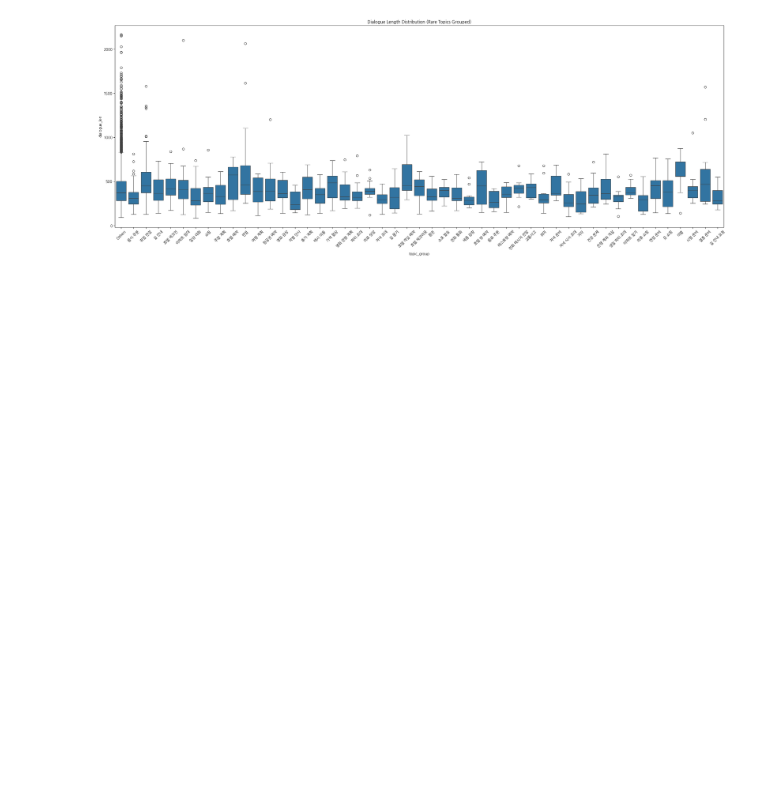
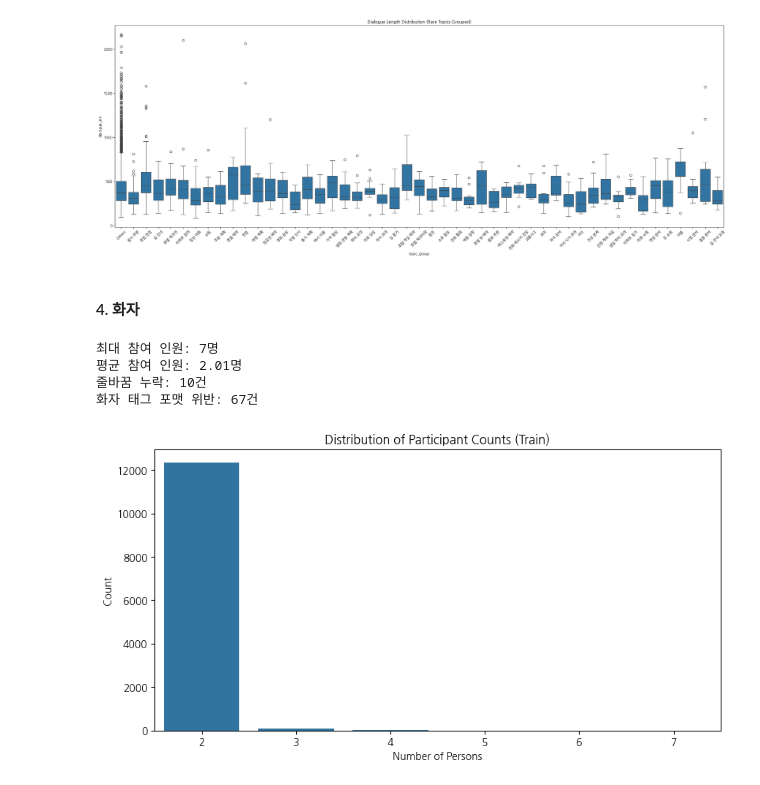
Before and after one commit to karmakaryx/nlp-dialogue-summarization, a Jupyter notebook: code/eda.ipynb, the cells around one changed output. Cells and saved outputs as stored; diff of their text form; code cells hidden in the pictures; blank space fills up the shorter version.

```diff
--- a/code/eda.ipynb
+++ b/code/eda.ipynb
@@ -249,3 +248,45 @@ def wordcloud_by_topic(df, topic_name):
 top_topics = train_df['topic'].value_counts().head(5).index
 for t in top_topics:
     wordcloud_by_topic(train_df, t)
+# %% [markdown]
+#### 4. 화자
+# %%
+def check_dialogue(df, stage='Train'):
+    # 각 대화당 등장하는 인원수 추출
+    def count_participants(text):
+        participants = re.findall(r'#Person(\d+)#:', text)
+        return len(set(participants))
+
+    df['person_count'] = df['dialogue'].apply(count_participants)
+
+    # 줄바꿈(\n) 규칙 준수 여부 확인
+    df['has_newline'] = df['dialogue'].str.contains('\n')
+    newline_violation = df[df['has_newline'] == False]
+
+    # 화자 태그 포맷 위반 확인
+    def check_format_violation(text):
+        # 콜론이 빠진 패턴 (#Person1# ) 등 검사
+        bad_patterns = re.findall(r'#Person\d+#(?!\:)', text)
+        return len(bad_patterns) > 0
+
+    df['format_error'] = df['dialogue'].apply(check_format_violation)
+
+    print(f"최대 참여 인원: {df['person_count'].max()}명")
+    print(f"평균 참여 인원: {df['person_count'].mean():.2f}명")
+    print(f'줄바꿈 누락: {len(newline_violation)}건')
+    print(f"화자 태그 포맷 위반: {df['format_error'].sum()}건")
+
+    plt.figure(figsize=(10, 5))
+    sns.countplot(data=df, x='person_count')
+    plt.title(f'Distribution of Participant Counts ({stage})')
+    plt.xlabel('Number of Persons')
+    plt.ylabel('Count')
+    plt.show()
+
+check_dialogue(train_df, 'Train')
+# %% [output]
+최대 참여 인원: 7명
+평균 참여 인원: 2.01명
+줄바꿈 누락: 10건
+화자 태그 포맷 위반: 67건
+[figure, added]
```
Also changed, not shown: parts of 2 cells of this notebook.
